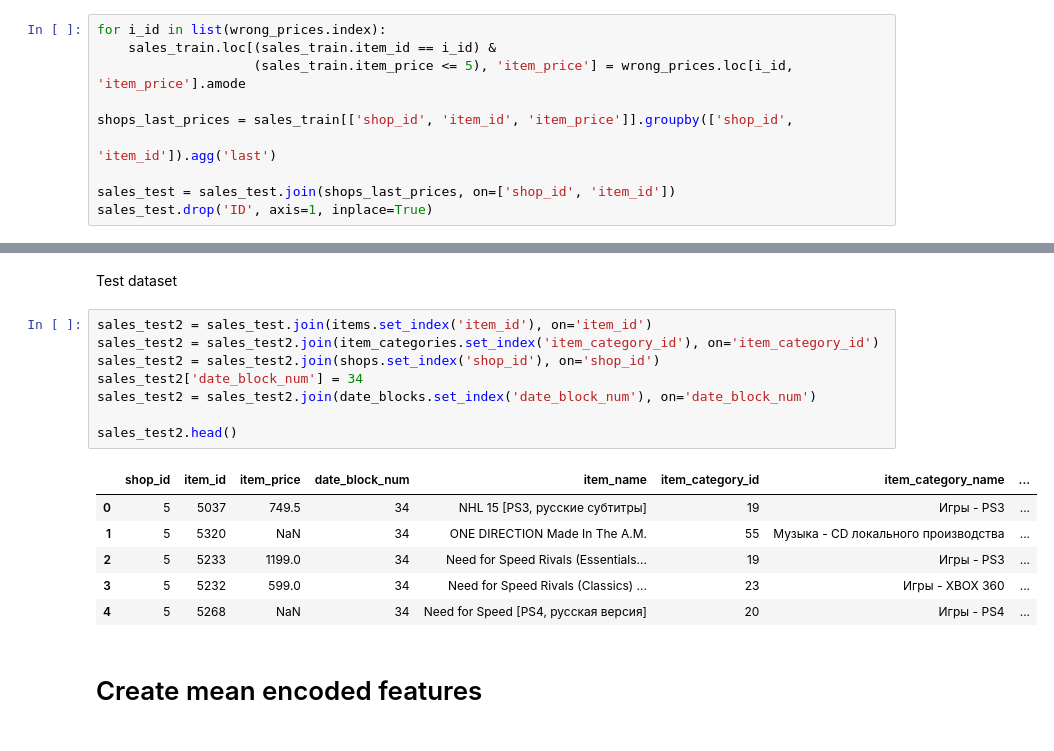
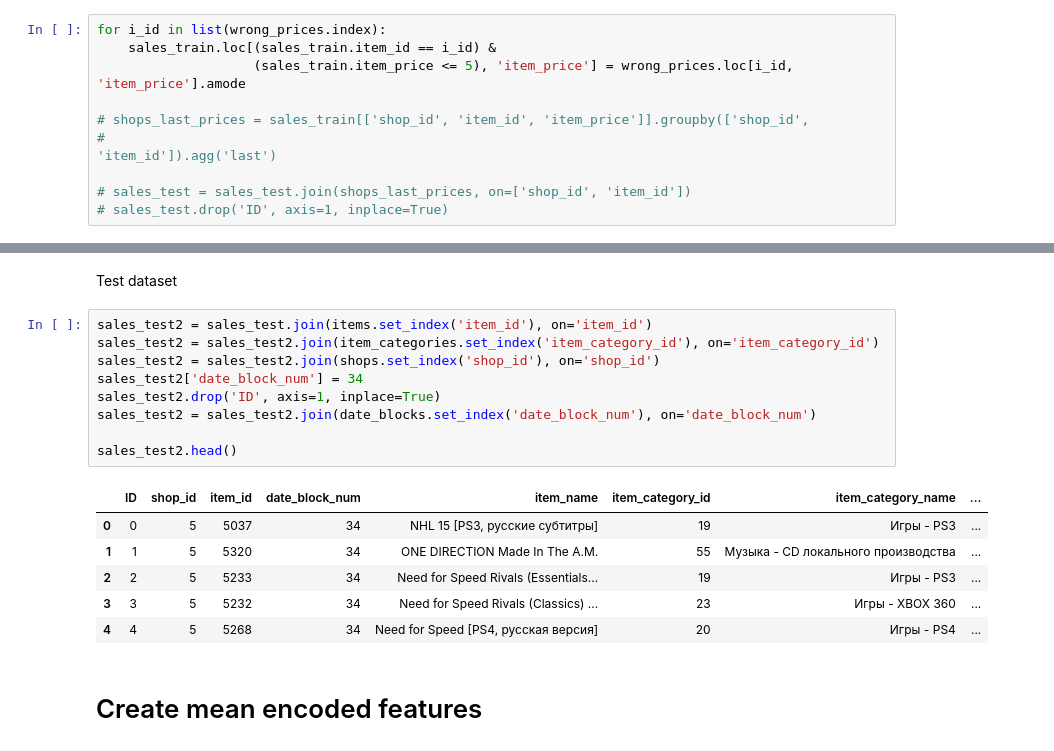
Before and after one commit to beatwad/predict_future_sales, a Jupyter notebook: Pred_Fut_Sales.ipynb, the cells around one changed output, grey strips where cells are left out. Cells and saved outputs as stored; diff of their text form.

```diff
--- a/Pred_Fut_Sales.ipynb
+++ b/Pred_Fut_Sales.ipynb
@@ -259,11 +259,11 @@ for i_id in list(wrong_prices.index):
     sales_train.loc[(sales_train.item_id == i_id) &
                     (sales_train.item_price <= 5), 'item_price'] = wrong_prices.loc[i_id, 'item_price'].amode
 
-shops_last_prices = sales_train[['shop_id', 'item_id', 'item_price']].groupby(['shop_id',
-                                                                               'item_id']).agg('last')
+# shops_last_prices = sales_train[['shop_id', 'item_id', 'item_price']].groupby(['shop_id',
+#                                                                                'item_id']).agg('last')
 
-sales_test = sales_test.join(shops_last_prices, on=['shop_id', 'item_id'])
-sales_test.drop('ID', axis=1, inplace=True)
+# sales_test = sales_test.join(shops_last_prices, on=['shop_id', 'item_id'])
+# sales_test.drop('ID', axis=1, inplace=True)
 # %% [markdown]
 Group dataset by shop, item and date number.
 
@@ -604,18 +562,19 @@ Test dataset
 # %%
 sales_test2 = sales_test.join(items.set_index('item_id'), on='item_id')
 sales_test2 = sales_test2.join(item_categories.set_index('item_category_id'), on='item_category_id')
 sales_test2 = sales_test2.join(shops.set_index('shop_id'), on='shop_id')
 sales_test2['date_block_num'] = 34
+sales_test2.drop('ID', axis=1, inplace=True)
 sales_test2 = sales_test2.join(date_blocks.set_index('date_block_num'), on='date_block_num')
 
 sales_test2.head()
 # %% [output]
-|  | shop_id | item_id | item_price | date_block_num | item_name | item_category_id | item_category_name | ... |
-| 0 | 5 | 5037 | 749.5 | 34 | NHL 15 [PS3, русские субтитры] | 19 | Игры - PS3 | ... |
-| 1 | 5 | 5320 | NaN | 34 | ONE DIRECTION Made In The A.M. | 55 | Музыка - CD локального производства | ... |
-| 2 | 5 | 5233 | 1199.0 | 34 | Need for Speed Rivals (Essentials... | 19 | Игры - PS3 | ... |
-| 3 | 5 | 5232 | 599.0 | 34 | Need for Speed Rivals (Classics) ... | 23 | Игры - XBOX 360 | ... |
-| 4 | 5 | 5268 | NaN | 34 | Need for Speed [PS4, русская версия] | 20 | Игры - PS4 | ... |
+|  | ID | shop_id | item_id | date_block_num | item_name | item_category_id | item_category_name | ... |
+| 0 | 0 | 5 | 5037 | 34 | NHL 15 [PS3, русские субтитры] | 19 | Игры - PS3 | ... |
+| 1 | 1 | 5 | 5320 | 34 | ONE DIRECTION Made In The A.M. | 55 | Музыка - CD локального производства | ... |
+| 2 | 2 | 5 | 5233 | 34 | Need for Speed Rivals (Essentials... | 19 | Игры - PS3 | ... |
+| 3 | 3 | 5 | 5232 | 34 | Need for Speed Rivals (Classics) ... | 23 | Игры - XBOX 360 | ... |
+| 4 | 4 | 5 | 5268 | 34 | Need for Speed [PS4, русская версия] | 20 | Игры - PS4 | ... |
 # %% [markdown]
 # Create mean encoded features
 # %%
```
Also changed, not shown: parts of 24 cells of this notebook.
